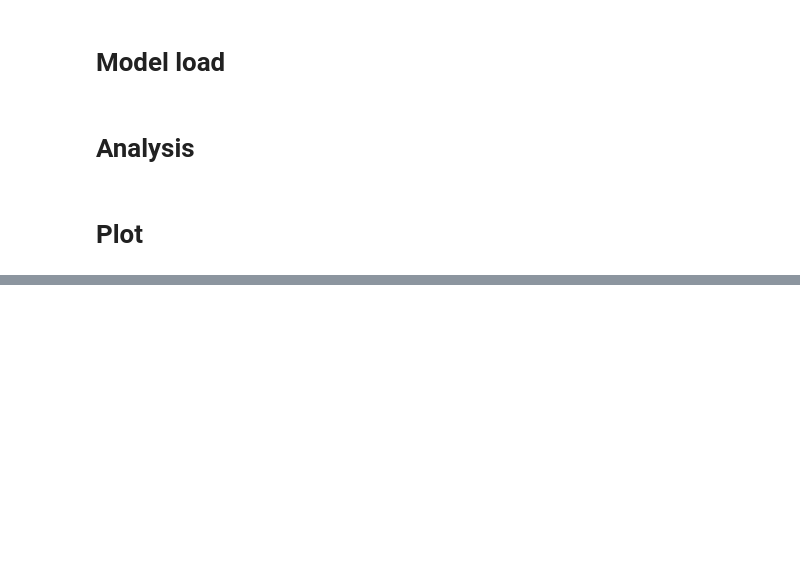
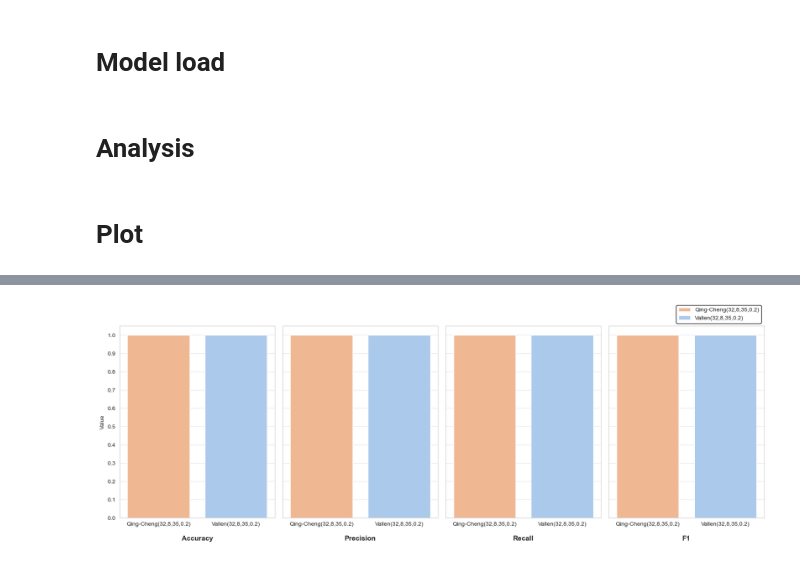
Before and after one commit to lukaltk/TCC-ml, a Jupyter notebook: model_analysis/grafico-barra-melhor-resultado.v3.ipynb, the cells around one changed output, grey strips where cells are left out. Saved outputs shown, nothing was run; the diff lists cells and outputs as text; code cells hidden in the pictures; blank space fills up the shorter version.

```diff
--- a/model_analysis/grafico-barra-melhor-resultado.v3.ipynb
+++ b/model_analysis/grafico-barra-melhor-resultado.v3.ipynb
@@ -193,0 +88,92 @@ plt.show()
+# %%
+for index in range(len(qing_cheng_models)):
+    best_models_set = set()
+
+    acc_plot = pd.concat([
+        qing_cheng_models[index]['all_results'].sort_values('accuracy', ascending=False).head(1),
+        vallen_models[index]['all_results'].sort_values('accuracy', ascending=False).head(1),
+    ])
+
+    acc_plot['metric'] = 'accuracy'
+
+    best_models_set.update(acc_plot['model'].values)
+
+
+    precision_plot = pd.concat([
+        qing_cheng_models[index]['all_results'].sort_values('precision', ascending=False).head(1),
+        vallen_models[index]['all_results'].sort_values('precision', ascending=False).head(1),
+    ])
+
+    precision_plot['metric'] = 'precision'
+
+    best_models_set.update(precision_plot['model'].values)
+
+
+    recall_plot = pd.concat([
+        qing_cheng_models[index]['all_results'].sort_values('recall', ascending=False).head(1),
+        vallen_models[index]['all_results'].sort_values('recall', ascending=False).head(1),
+    ])
+
+    recall_plot['metric'] = 'recall'
+
+    best_models_set.update(recall_plot['model'].values)
+
+
+    f1_plot = pd.concat([
+        qing_cheng_models[index]['all_results'].sort_values('f1', ascending=False).head(1),
+        vallen_models[index]['all_results'].sort_values('f1', ascending=False).head(1),
+    ])
+
+    f1_plot['metric'] = 'f1'
+
+    best_models_set.update(f1_plot['model'].values)
+
+    best_models = sorted(best_models_set, reverse=True)
+    color_palettes = sns.color_palette('pastel', len(best_models_set)).as_hex()
+
+    color_dict = dict(zip(best_models, color_palettes))
+    model_dict = dict(zip(color_palettes, best_models))
+
+    fig, axes = plt.subplots(1, 4, figsize=(20, 6), sharey=True, gridspec_kw={'wspace': 0.05})
+
+    new_handles = []
+    new_labels = []
+
+    labels_set = set()
+
+    for i, best_model in enumerate([acc_plot, precision_plot, recall_plot, f1_plot]):
+        ax = axes[i]
+
+        metric = best_model['metric'].iloc[0]
+
+        model_a = best_model['model'].iloc[0]
+        model_b = best_model['model'].iloc[1]
+
+        palette = [color_dict[model_a], color_dict[model_b]]
+
+        sns.barplot(x='model', y=metric, hue=palette, data=best_model, palette=palette, ax=ax)
+
+        ax.set_xlabel(metric.capitalize(), fontsize=12, labelpad=15, weight='bold')
+        ax.set_ylabel('Value')
+
+        # ax.legend(title='Model', bbox_to_anchor=(1, 1))
+        ax.grid(axis='y', linestyle='--', alpha=0.7)
+
+        handles, labels = ax.get_legend_handles_labels()
+
+        for handle, label in zip(handles, labels):
+            if label not in labels_set:
+                new_handles.append(handle)
+                new_labels.append(model_dict[label])
+
+                labels_set.add(label)
+
+        ax.legend([], [], frameon=False)
+
+    axes[3].legend(new_handles, new_labels, loc='lower right', bbox_to_anchor=(1,1), framealpha=1, edgecolor='black')
+
+    plt.yticks(np.arange(0, 1.1, 0.1))
+    # plt.suptitle('Comparação de Métricas entre Modelos', fontsize=14)
+    plt.show()
+# %% [output]
+[figure, added]
```
Also changed, not shown: parts of 6 cells of this notebook, 1 other file.
